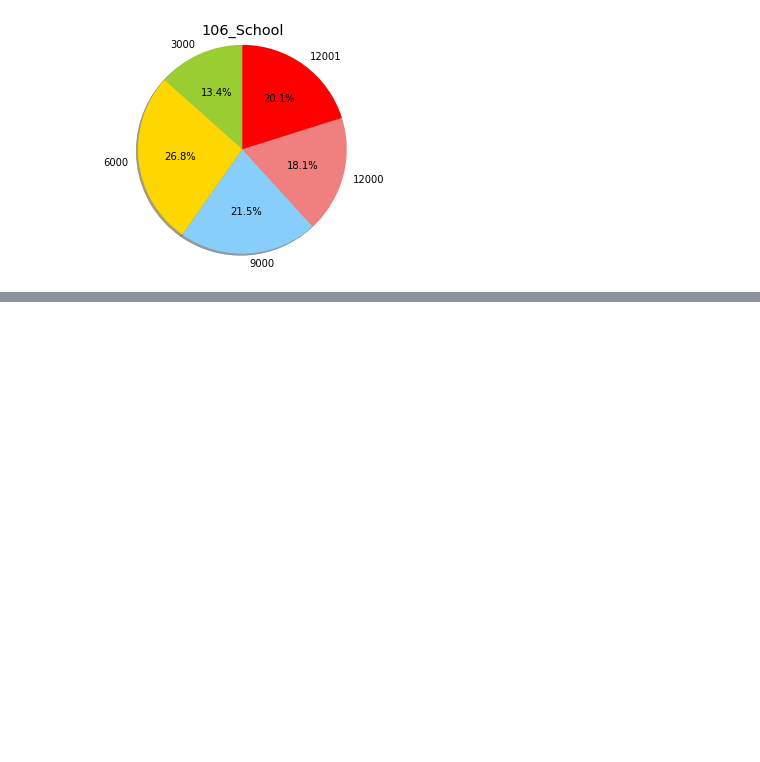
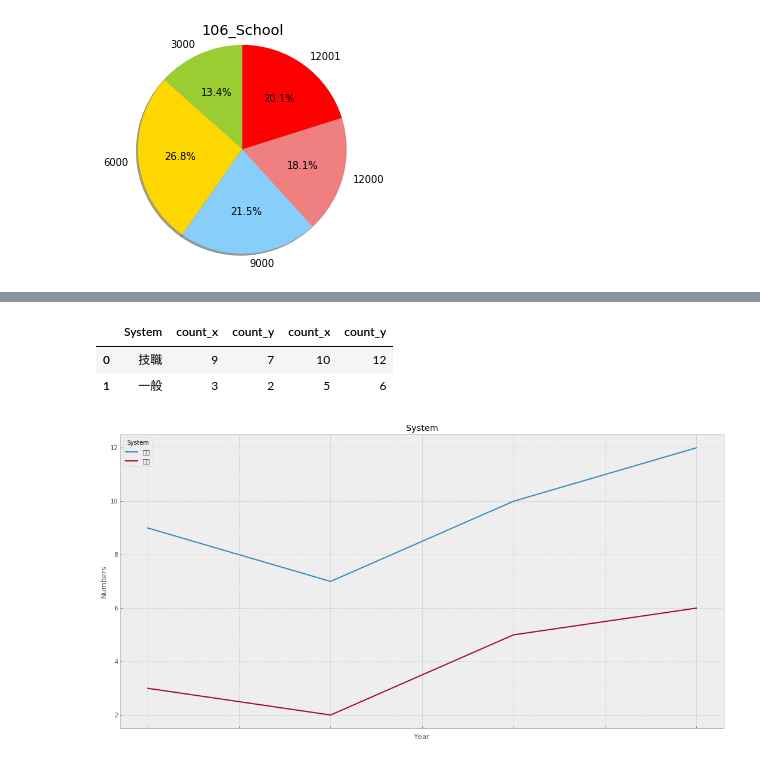
Before and after one commit to Rich0721/cloud_project, a Jupyter notebook: final_project.ipynb, the cells around one changed output, grey strips where cells are left out. Saved outputs shown, nothing was run; the diff lists cells and outputs as text; code cells hidden in the pictures; blank space fills up the shorter version.

```diff
--- a/final_project.ipynb
+++ b/final_project.ipynb
@@ -486,0 +576,2 @@ Name_less_than.select('R_N','SchoolClass','105_Rate','106_Rate','Degree','Number
+# %%
+Image = less_than_3000_city('student_106','City_106','fig-20')
@@ -486,0 +585,37 @@ Name_less_than.select('R_N','SchoolClass','105_Rate','106_Rate','Degree','Number
+# %%
+def SystemClassification(student,registered):
+    Numbers = sqlContext.sql("""SELECT Unumber,Name,sum(studentNumber) Numbers,City
+                                FROM {}
+                                GROUP BY Unumber, Name, City""".format(student))
+    school = sqlContext.sql("""SELECT distinct Name,System, SchoolClass
+                                FROM {}""".format(registered))
+    Semester = Numbers.join(school,Numbers.Name == school.Name,"leftouter")
+    Less_than = Semester.filter((Semester["Numbers"]<=3000)&(Semester['SchoolClass'] == '私立'))
+    Image = Less_than.select('System').groupBy('System').count()
+    Image_pandas = Image.toPandas()
+    return Image_pandas
+# %%
+System_103 = SystemClassification('student_103','registered_103')
+System_104 = SystemClassification('student_104','registered_104')
+System_105 = SystemClassification('student_105','registered_105')
+System_106 = SystemClassification('student_106','registered_106')
+
+System = pd.merge(System_103,System_104,on=['System'])
+System = pd.merge(System,System_105,on=['System'])
+System = pd.merge(System,System_106,on=['System'])
+System
+# %% [output]
+|  | System | count_x | count_y | count_x | count_y |
+| 0 | 技職 | 9 | 7 | 10 | 12 |
+| 1 | 一般 | 3 | 2 | 5 | 6 |
+# %%
+System = System.set_index('System').T
+System.cumsum()
+System.plot(figsize=(18,9))
+plt.ylabel("Numbers")
+plt.xlabel('Year')
+plt.title("System")
+plt.savefig(os.path.join(save_path,'fig-10.png'))
+plt.show()
+# %% [output]
+[figure, added]
```
Also changed, not shown: parts of 53 cells of this notebook, 33 other files.
